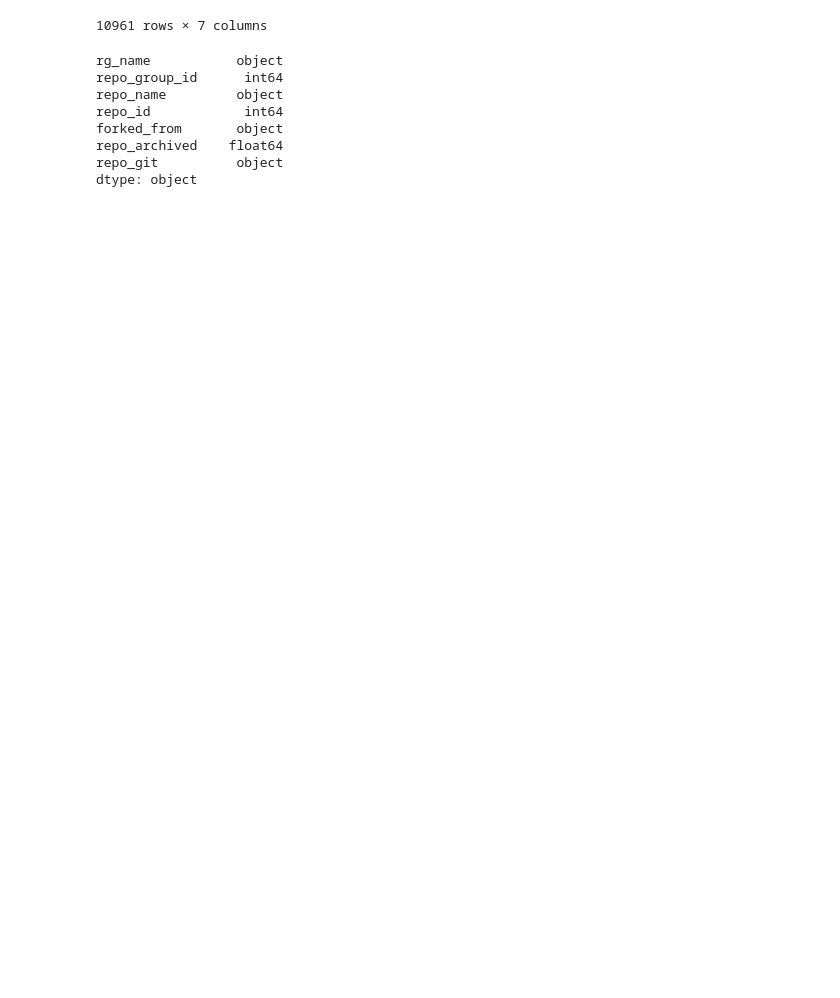
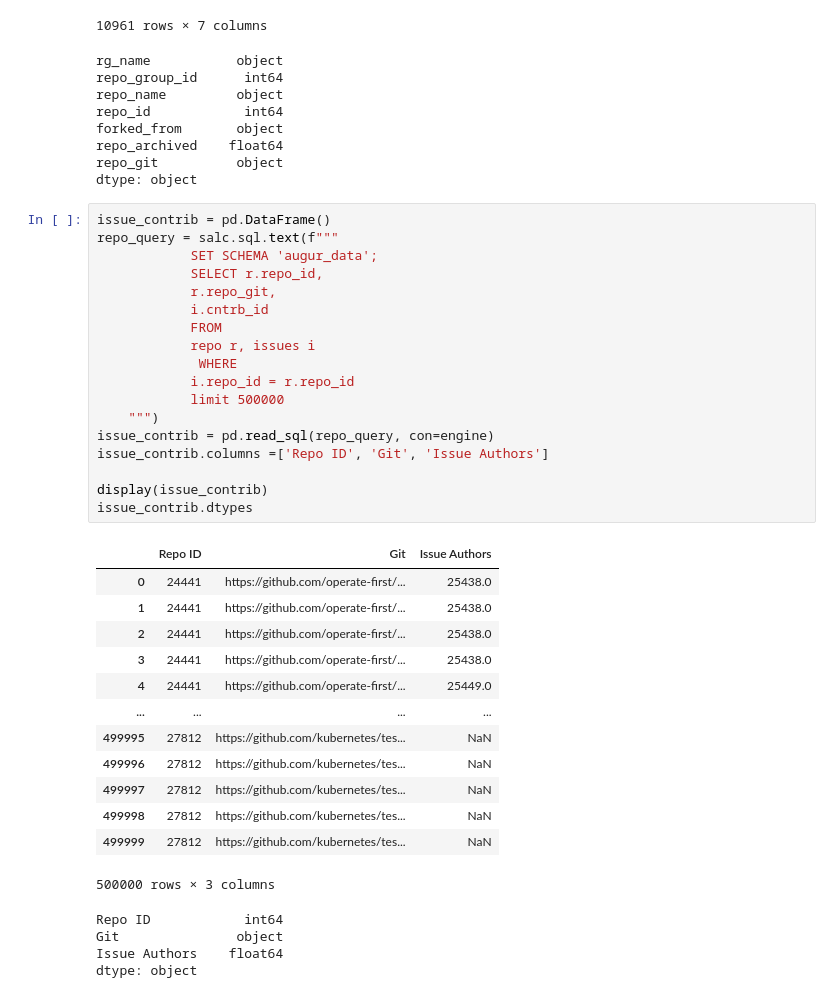
Before and after one commit to hemajv/sandiego, a Jupyter notebook: notebooks/contributors_per_repo.ipynb, the cells around one changed output. Saved outputs shown, nothing was run; the diff lists cells and outputs as text; blank space fills up the shorter version.

```diff
--- a/notebooks/contributors_per_repo.ipynb
+++ b/notebooks/contributors_per_repo.ipynb
@@ -67,3 +68,39 @@ forked_from       object
 repo_archived    float64
 repo_git          object
 dtype: object
+# %%
+issue_contrib = pd.DataFrame()
+repo_query = salc.sql.text(f"""
+            SET SCHEMA 'augur_data';
+            SELECT r.repo_id,
+            r.repo_git,
+            i.cntrb_id
+            FROM
+            repo r, issues i
+             WHERE
+            i.repo_id = r.repo_id
+            limit 500000
+    """)
+issue_contrib = pd.read_sql(repo_query, con=engine)
+issue_contrib.columns =['Repo ID', 'Git', 'Issue Authors']
+
+display(issue_contrib)
+issue_contrib.dtypes
+# %% [output]
+|  | Repo ID | Git | Issue Authors |
+| 0 | 24441 | https://github.com/operate-first/... | 25438.0 |
+| 1 | 24441 | https://github.com/operate-first/... | 25438.0 |
+| 2 | 24441 | https://github.com/operate-first/... | 25438.0 |
+| 3 | 24441 | https://github.com/operate-first/... | 25438.0 |
+| 4 | 24441 | https://github.com/operate-first/... | 25449.0 |
+| ... | ... | ... | ... |
+| 499995 | 27812 | https://github.com/kubernetes/tes... | NaN |
+| 499996 | 27812 | https://github.com/kubernetes/tes... | NaN |
+| 499997 | 27812 | https://github.com/kubernetes/tes... | NaN |
+| 499998 | 27812 | https://github.com/kubernetes/tes... | NaN |
+| 499999 | 27812 | https://github.com/kubernetes/tes... | NaN |
+500000 rows × 3 columns
+Repo ID            int64
+Git               object
+Issue Authors    float64
+dtype: object
```
Also changed, not shown: parts of 31 cells of this notebook.
